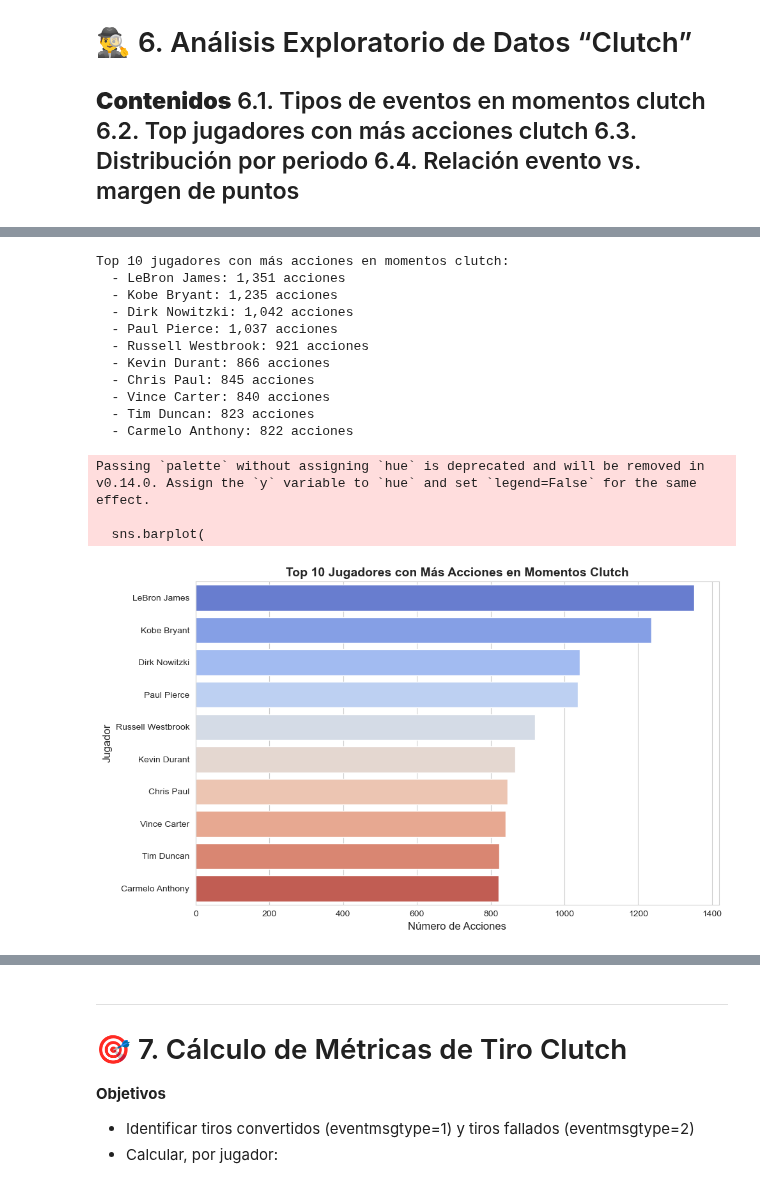
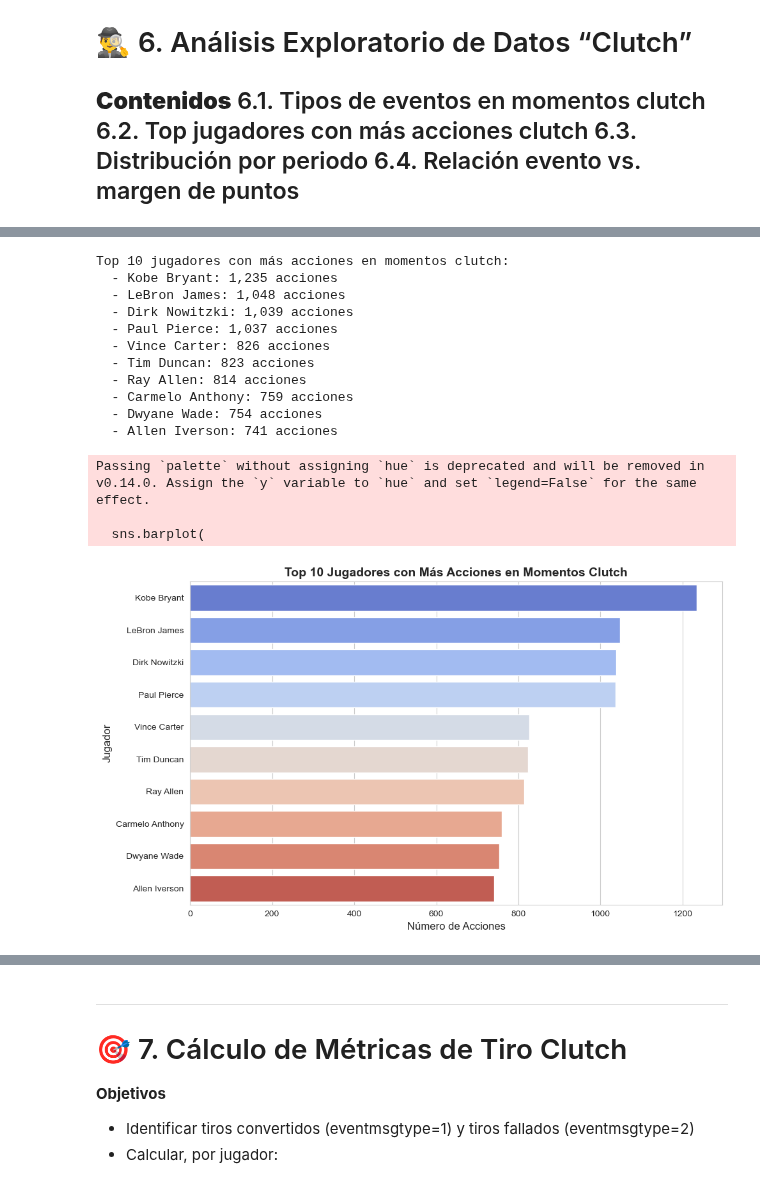
Before and after one commit to jorge-ivan-jimenez-reyes/DataScienceB, a Jupyter notebook: TercerExamen/FinalExam.ipynb, the cells around one changed output, grey strips where cells are left out. Saved outputs shown, nothing was run; the diff lists cells and outputs as text; code cells hidden in the pictures.

```diff
--- a/TercerExamen/FinalExam.ipynb
+++ b/TercerExamen/FinalExam.ipynb
@@ -210,14 +258,14 @@ def procesar_jugadas_clutch(path_plays="play_by_play.csv", dict_game_to_season=N
             print("Todos los filtros juntos:", mask_clutch.sum())
  # para que solo procese el primer chunk y puedas ver el resultado
 
-        print(f"\n✔️  Total jugadas 'clutch' encontradas: {len(df_clutch)}\n")
+        print(f"\n✔️  Total jugadas 'clutch' encontradas: {len(df_clutch_corregido)}\n")
     except Exception as e:
         print(f"Error al procesar {path_plays}: {e}")
 
-    return df_clutch
+    return df_clutch_corregido
 
 # Uso:
-df_clutch = procesar_jugadas_clutch("play_by_play.csv", game_to_season)
+df_clutch_corregido = procesar_jugadas_clutch("play_by_play.csv", game_to_season)
 # %% [output]
 Chunk  1 procesado → Total jugadas clutch acum.: 4834
    period pctimestring seconds_remaining  scoremargin
@@ -305,45 +353,45 @@ Tipos de eventos en momentos clutch:
 # %%
-def plot_top_jugadores_clutch(df_clutch, top_n=10):
+def plot_top_jugadores_clutch(df_clutch_corregido, top_n=10):
     """
     Calcula y visualiza los top N jugadores con más apariciones en jugadas clutch.
     """
-    top_players = df_clutch["player1_name"].value_counts().head(top_n)
+    top_players = df_clutch_corregido["player1_name"].value_counts().head(top_n)
 
     print(f"\nTop {top_n} jugadores con más acciones en momentos clutch:")
     for player, count in top_players.items():
         print(f"  - {player}: {count:,} acciones")
 
     # Gráfico de barras
     plt.figure(figsize=(10, 6))
     sns.barplot(
         x=top_players.values,
         y=top_players.index,
         palette="coolwarm"
     )
     plt.title(f"Top {top_n} Jugadores con Más Acciones en Momentos Clutch", fontsize=14, fontweight="bold")
     plt.xlabel("Número de Acciones", fontsize=12)
     plt.ylabel("Jugador", fontsize=12)
     plt.tight_layout()
     plt.show()
 
 # Uso:
-plot_top_jugadores_clutch(df_clutch, top_n=10)
+plot_top_jugadores_clutch(df_clutch_corregido, top_n=10)
 # %% [output]
 Top 10 jugadores con más acciones en momentos clutch:
-  - LeBron James: 1,351 acciones
   - Kobe Bryant: 1,235 acciones
-  - Dirk Nowitzki: 1,042 acciones
+  - LeBron James: 1,048 acciones
+  - Dirk Nowitzki: 1,039 acciones
   - Paul Pierce: 1,037 acciones
-  - Russell Westbrook: 921 acciones
-  - Kevin Durant: 866 acciones
-  - Chris Paul: 845 acciones
-  - Vince Carter: 840 acciones
+  - Vince Carter: 826 acciones
   - Tim Duncan: 823 acciones
-  - Carmelo Anthony: 822 acciones
+  - Ray Allen: 814 acciones
+  - Carmelo Anthony: 759 acciones
+  - Dwyane Wade: 754 acciones
+  - Allen Iverson: 741 acciones
 Passing `palette` without assigning `hue` is deprecated and will be removed in v0.14.0. Assign the `y` variable to `hue` and set `legend=False` for the same effect.
 
   sns.barplot(
-[figure, old version]
+[figure, new version]
 # %%
 def plot_distribucion_periodo(df_clutch):
     """
```
Also changed, not shown: parts of 9 cells of this notebook.
